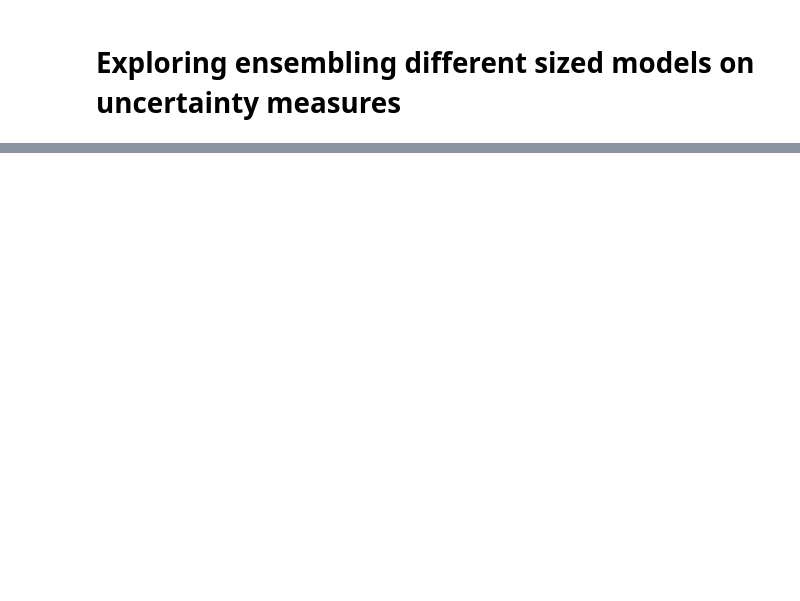
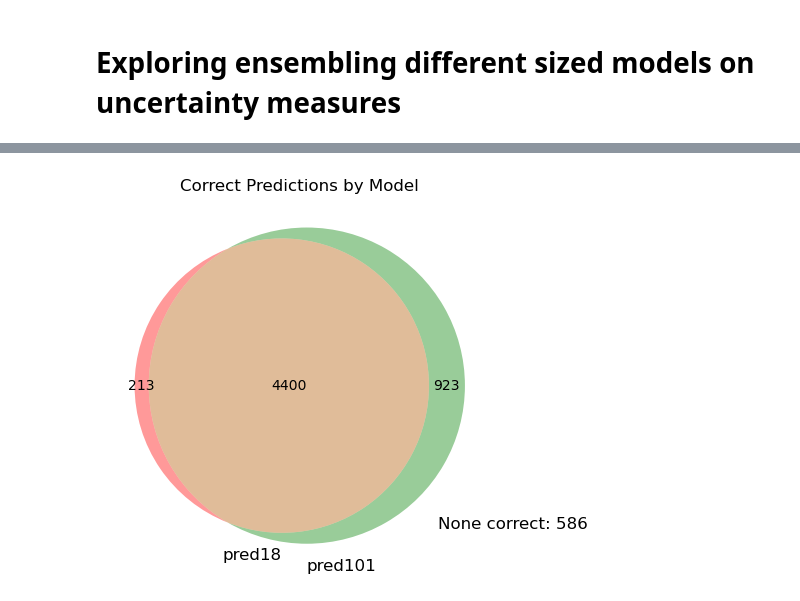
Before and after one commit to TimothyZG/wliura2024, a Jupyter notebook: exp2/post-exp2-analysis/ensemble.ipynb, the cells around one changed output, grey strips where cells are left out. Cells and saved outputs as stored; diff of their text form; code cells hidden in the pictures; blank space fills up the shorter version.

```diff
--- a/exp2/post-exp2-analysis/ensemble.ipynb
+++ b/exp2/post-exp2-analysis/ensemble.ipynb
@@ -36,0 +48,25 @@ pred.shape=(6122, 3)
+# %%
+def venn(pred):
+    # Accuracy Venn Diagram:
+    df = pred
+    ls = []
+    total_indices = set(df.index)
+    incorrect_all = total_indices
+    col_names=[]
+    for col in df.columns.drop("target"):
+        col_names.append(col)
+        cor_set = set(df[df[col] == df['target']].index)
+        ls.append(cor_set)
+        incorrect_all = incorrect_all - cor_set
+    plt.figure(figsize=(5,5))
+    if len(col_names)==2:
+        venn2(ls, col_names)
+    elif len(col_names)==3:
+        venn3(ls, col_names)
+    else:
+        raise Exception("Matplotlib Venn only supports 2 or 3 sets, please subset to 3 predictions columns and target.")
+    plt.title('Correct Predictions by Model')
+    plt.text(0.5, -0.5, f'None correct: {len(incorrect_all)}', fontsize=12)
+venn(pred)
+# %% [output]
+[figure, added]
```
Also changed, not shown: parts of 13 cells of this notebook, 1 other file.
